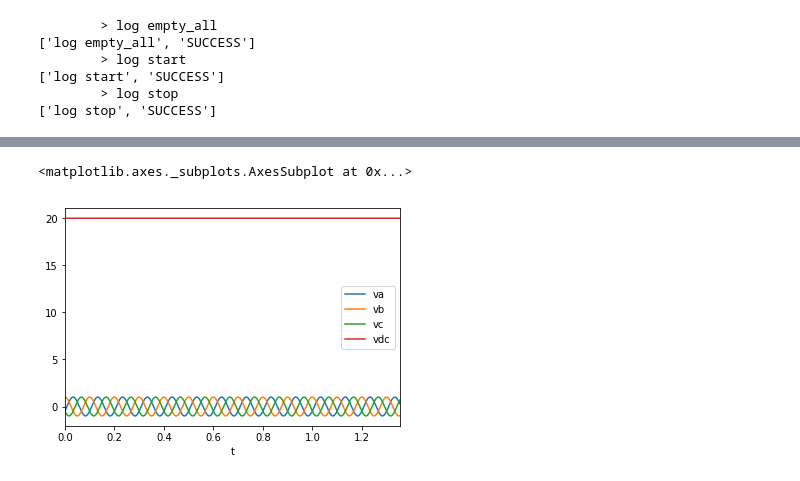
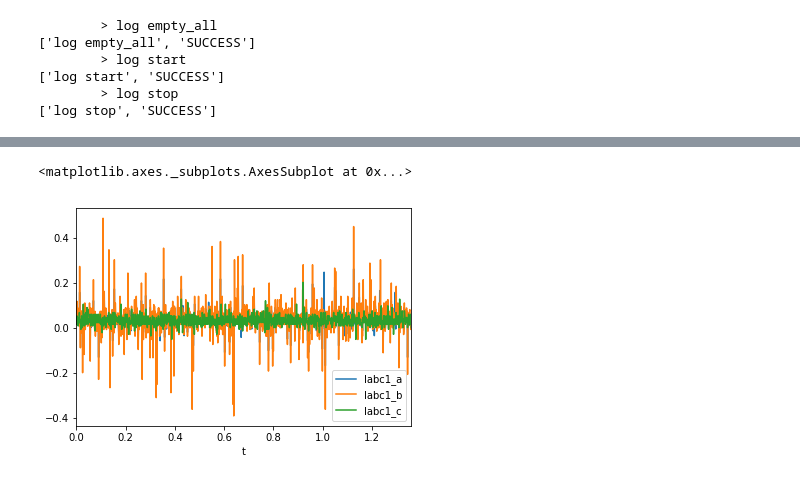
Before and after one commit to Zhouzhou377/Bearingless-Machine, a Jupyter notebook: My_C_Code/Scripts/Cabinet_test.ipynb, the cells around one changed output, grey strips where cells are left out. Saved outputs shown, nothing was run; the diff lists cells and outputs as text; code cells hidden in the pictures.

```diff
--- a/My_C_Code/Scripts/Cabinet_test.ipynb
+++ b/My_C_Code/Scripts/Cabinet_test.ipynb
@@ -166,6 +213,6 @@ Num samples: 1354
 # %%
-data.filter(regex="^va|vb|vc|vdc$").plot()
+data.filter(regex="^Iabc1_a|Iabc1_b|Iabc1_c$").plot()
 # %% [output]
 <matplotlib.axes._subplots.AxesSubplot at 0x...>
-[figure, old version]
+[figure, new version]
 # %%
```
Also changed, not shown: parts of 21 cells of this notebook, 37 other files.
